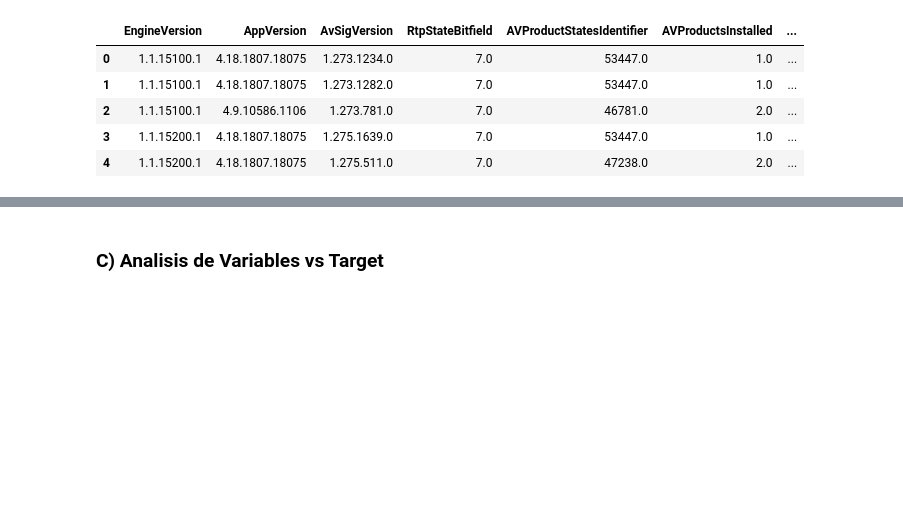
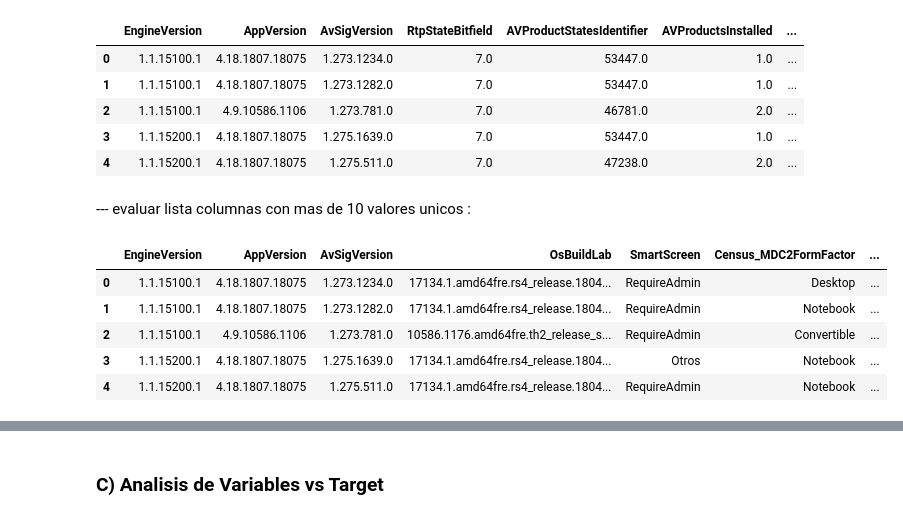
Before and after one commit to Angel789data/entregable_2, a Jupyter notebook: entregable.ipynb, the cells around one changed output, grey strips where cells are left out. Drawn from its saved outputs; the diff is of its cells as text; code cells hidden in the pictures; blank space fills up the shorter version.

```diff
--- a/entregable.ipynb
+++ b/entregable.ipynb
@@ -414,3 +432,5 @@ df3.head()
 | 2 | 1.1.15100.1 | 4.9.10586.1106 | 1.273.781.0 | 7.0 | 46781.0 | 2.0 | ... |
 | 3 | 1.1.15200.1 | 4.18.1807.18075 | 1.275.1639.0 | 7.0 | 53447.0 | 1.0 | ... |
 | 4 | 1.1.15200.1 | 4.18.1807.18075 | 1.275.511.0 | 7.0 | 47238.0 | 2.0 | ... |
+# %% [markdown]
+--- evaluar lista columnas con mas de 10 valores unicos :
@@ -416,0 +441,9 @@ df3.head()
+# %%
+df3[categorias_uniq_mayor].head(5)
+# %% [output]
+|  | EngineVersion | AppVersion | AvSigVersion | OsBuildLab | SmartScreen | Census_MDC2FormFactor | ... |
+| 0 | 1.1.15100.1 | 4.18.1807.18075 | 1.273.1234.0 | 17134.1.amd64fre.rs4_release.1804... | RequireAdmin | Desktop | ... |
+| 1 | 1.1.15100.1 | 4.18.1807.18075 | 1.273.1282.0 | 17134.1.amd64fre.rs4_release.1804... | RequireAdmin | Notebook | ... |
+| 2 | 1.1.15100.1 | 4.9.10586.1106 | 1.273.781.0 | 10586.1176.amd64fre.th2_release_s... | RequireAdmin | Convertible | ... |
+| 3 | 1.1.15200.1 | 4.18.1807.18075 | 1.275.1639.0 | 17134.1.amd64fre.rs4_release.1804... | Otros | Notebook | ... |
+| 4 | 1.1.15200.1 | 4.18.1807.18075 | 1.275.511.0 | 17134.1.amd64fre.rs4_release.1804... | RequireAdmin | Notebook | ... |
```
Also changed, not shown: parts of 56 cells of this notebook.
